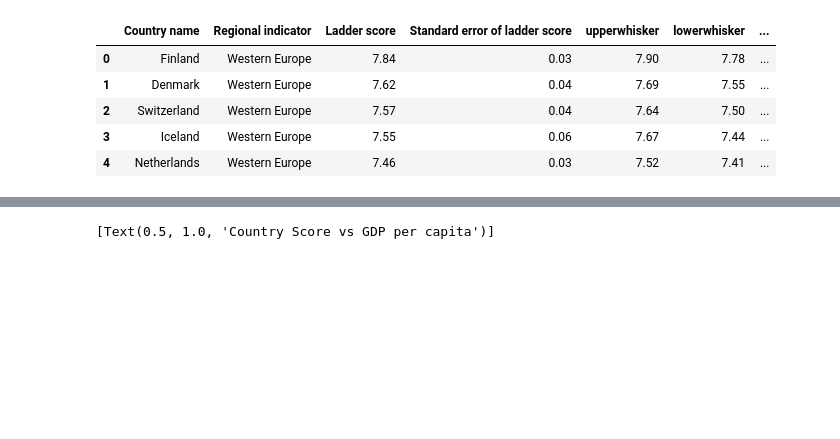
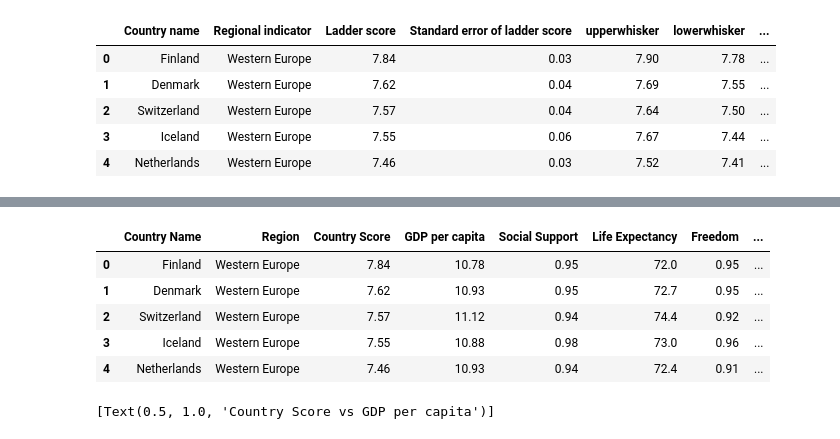
Before and after one commit to EdwinVargas22/World-Happiness-2021, a Jupyter notebook: Data_Analysis.ipynb, the cells around one changed output, grey strips where cells are left out. Drawn from its saved outputs; the diff is of its cells as text; code cells hidden in the pictures; blank space fills up the shorter version.

```diff
--- a/Data_Analysis.ipynb
+++ b/Data_Analysis.ipynb
@@ -87,6 +86,19 @@ dataset_modified.head()
 | 2 | Switzerland | Western Europe | 7.57 | 0.04 | 7.64 | 7.50 | ... |
 | 3 | Iceland | Western Europe | 7.55 | 0.06 | 7.67 | 7.44 | ... |
 | 4 | Netherlands | Western Europe | 7.46 | 0.03 | 7.52 | 7.41 | ... |
+# %%
+# Deleting unnecessary columns
+
+dataset_modified = dataset_modified.drop(columns=['Standard error of ladder score', 'upperwhisker', 'lowerwhisker', 'Ladder score in Dystopia', 'Explained by: Log GDP per capita', 'Explained by: Social support', 'Explained by: Healthy life expectancy', 'Explained by: Freedom to make life choices', 'Explained by: Generosity', 'Explained by: Perceptions of corruption', 'Dystopia + residual'])
+
+dataset_modified.head()
+# %% [output]
+|  | Country Name | Region | Country Score | GDP per capita | Social Support | Life Expectancy | Freedom | ... |
+| 0 | Finland | Western Europe | 7.84 | 10.78 | 0.95 | 72.0 | 0.95 | ... |
+| 1 | Denmark | Western Europe | 7.62 | 10.93 | 0.95 | 72.7 | 0.95 | ... |
+| 2 | Switzerland | Western Europe | 7.57 | 11.12 | 0.94 | 74.4 | 0.92 | ... |
+| 3 | Iceland | Western Europe | 7.55 | 10.88 | 0.98 | 73.0 | 0.96 | ... |
+| 4 | Netherlands | Western Europe | 7.46 | 10.93 | 0.94 | 72.4 | 0.91 | ... |
 # %%
 # Scatter plot of Country Score vs GDP per capita
 
```
Also changed, not shown: parts of 1 cell of this notebook.
